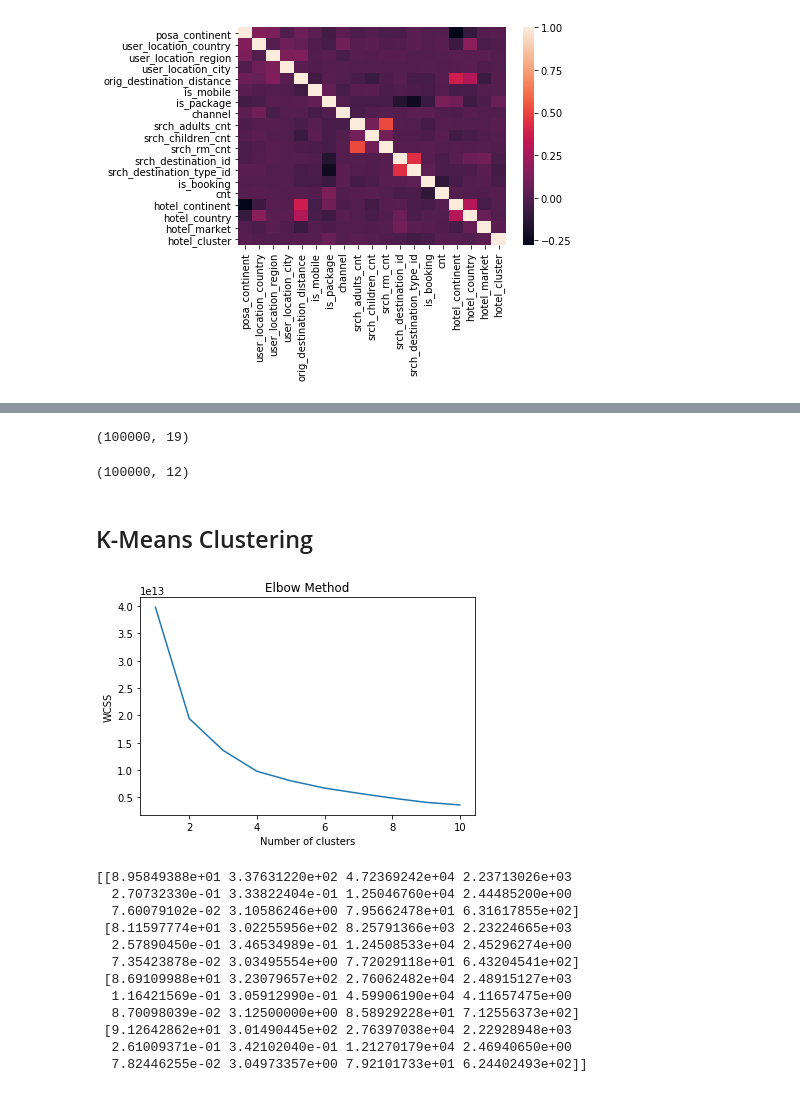
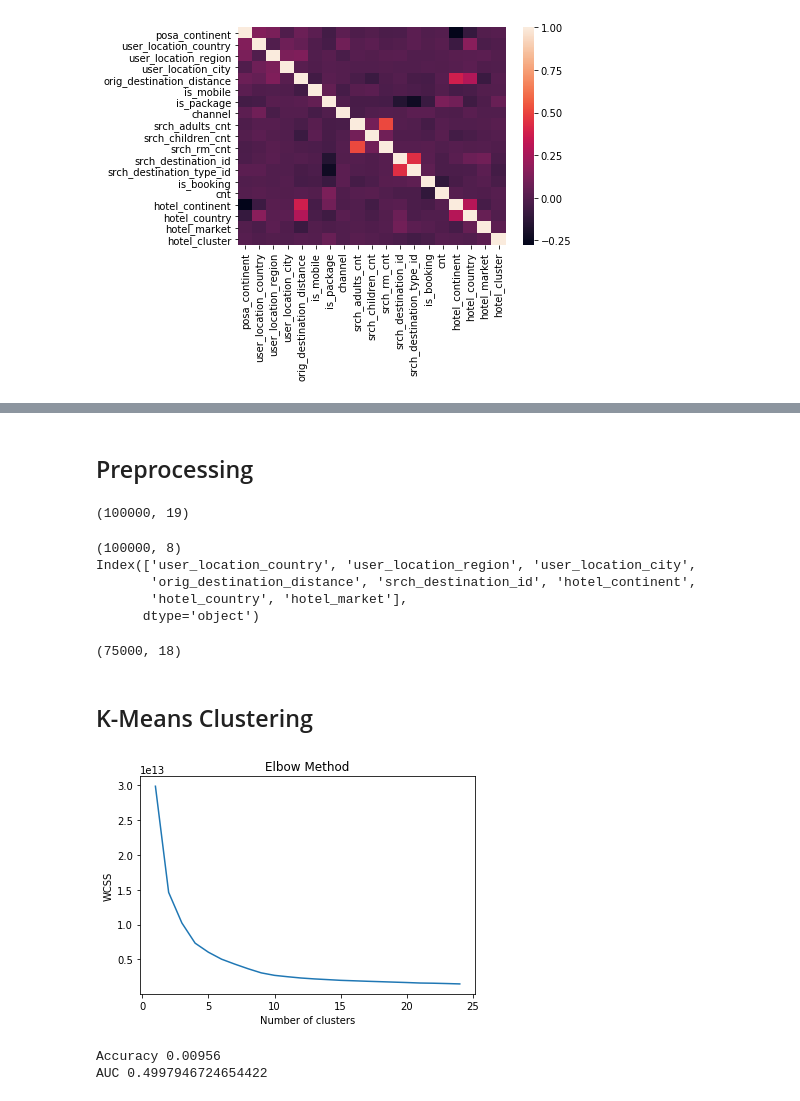
Before and after one commit to alexlisa9/finalProject_EE461P, a Jupyter notebook: K-Means Clustering and Catboost.ipynb, the cells around one changed output, grey strips where cells are left out. Drawn from its saved outputs; the diff is of its cells as text; code cells hidden in the pictures.

```diff
--- a/K-Means Clustering and Catboost.ipynb
+++ b/K-Means Clustering and Catboost.ipynb
@@ -71,0 +85,4 @@ df_resampled_equal.to_csv('expedia_resampled_equal.csv', index=False)
+# %%
+# Load resampled data
+df_resampled_random = pd.read_csv('expedia_resampled_random.csv')
+df_resampled_equal = pd.read_csv('expedia_resampled_equal.csv')
@@ -103,3 +159,5 @@ ax = sns.heatmap(corr)
+# %% [markdown]
+## Preprocessing
 # %%
 # Get dummies for categorical features
 data = pd.get_dummies(df_dropped)
@@ -115,19 +172,33 @@ Y = data['hotel_cluster']
 from sklearn.feature_selection import SelectKBest
 from sklearn.feature_selection import chi2
 
-n = 12
+n = 8
 selector = SelectKBest(chi2, k=n)
 X_new = selector.fit_transform(X, Y)
 
 print(X_new.shape)
 #print(X_new.columns)
+
+mask = selector.get_support()
+new_features = X.columns[mask]
+print(new_features)
 # %% [output]
-(100000, 12)
+(100000, 8)
+Index(['user_location_country', 'user_location_region', 'user_location_city',
+       'orig_destination_distance', 'srch_destination_id', 'hotel_continent',
+       'hotel_country', 'hotel_market'],
+      dtype='object')
 # %%
+from sklearn.model_selection import train_test_split
+
 # Normal data
-#X_train, X_test, y_train, y_test = train_test_split(X, Y, test_size=0.25, random_state=42)
+X_train, X_test, y_train, y_test = train_test_split(X, Y, test_size=0.25, random_state=42)
 
 # Feature selection data
-X_train, X_test, y_train, y_test = train_test_split(X_new, Y, test_size=0.25, random_state=42)
+#X_train, X_test, y_train, y_test = train_test_split(X_new, Y, test_size=0.25, random_state=42)
+
+print(X_train.shape)
+# %% [output]
+(75000, 18)
 # %% [markdown]
 ## K-Means Clustering
@@ -134,48 +230,43 @@ X_train, X_test, y_train, y_test = train_test_split(X_new, Y, test_size=0.25, ra
 # %%
 import numpy as np
 import pandas as pd
 from matplotlib import pyplot as plt
 from sklearn.cluster import KMeans
 
 #Use Elbow method to determine number of clusters
 wcss = []
-for i in range(1, 11):
+for i in range(1, 25):
     kmeans = KMeans(n_clusters=i, init='k-means++', max_iter=300, n_init=10, random_state=0)
-    kmeans.fit(X_new)
+    kmeans.fit(X_train)
     wcss.append(kmeans.inertia_)
-plt.plot(range(1, 11), wcss)
+plt.plot(range(1, 25), wcss)
 plt.title('Elbow Method')
 plt.xlabel('Number of clusters')
 plt.ylabel('WCSS')
 plt.show()
 # %% [output]
-[figure, old version]
+[figure, new version]
 # %%
 from sklearn.cluster import KMeans
 
 # Number of clusters
-kmeans = KMeans(n_clusters=4)
-# Fitting the input data
-kmeans = kmeans.fit(X_new)
-# Getting the cluster labels
-labels = kmeans.predict(X_new)
+kmeans = KMeans(n_clusters=10).fit(X_train)
+
+y_test_pred = kmeans.predict(X_test)
+
 # Centroid values
 centroids = kmeans.cluster_centers_
 
-print(centroids)
+accuracy = accuracy_score(y_test, y_test_pred)
+print('Accuracy', accuracy)
+
+auc = multiclass_roc_auc_score(y_test, y_test_pred)
+print('AUC', auc)
+
+#print(centroids)
 # %% [output]
-[[8.95849388e+01 3.37631220e+02 4.72369242e+04 2.23713026e+03
-  2.70732330e-01 3.33822404e-01 1.25046760e+04 2.44485200e+00
-  7.60079102e-02 3.10586246e+00 7.95662478e+01 6.31617855e+02]
- [8.11597774e+01 3.02255956e+02 8.25791366e+03 2.23224665e+03
-  2.57890450e-01 3.46534989e-01 1.24508533e+04 2.45296274e+00
-  7.35423878e-02 3.03495554e+00 7.72029118e+01 6.43204541e+02]
- [8.69109988e+01 3.23079657e+02 2.76062482e+04 2.48915127e+03
-  1.16421569e-01 3.05912990e-01 4.59906190e+04 4.11657475e+00
-  8.70098039e-02 3.12500000e+00 8.58929228e+01 7.12556373e+02]
- [9.12642862e+01 3.01490445e+02 2.76397038e+04 2.22928948e+03
-  2.61009371e-01 3.42102040e-01 1.21270179e+04 2.46940650e+00
-  7.82446255e-02 3.04973357e+00 7.92101733e+01 6.24402493e+02]]
+Accuracy 0.00956
+AUC 0.4997946724654422
 # %%
 from mpl_toolkits.mplot3d import Axes3D
 
```
Also changed, not shown: parts of 14 cells of this notebook.
